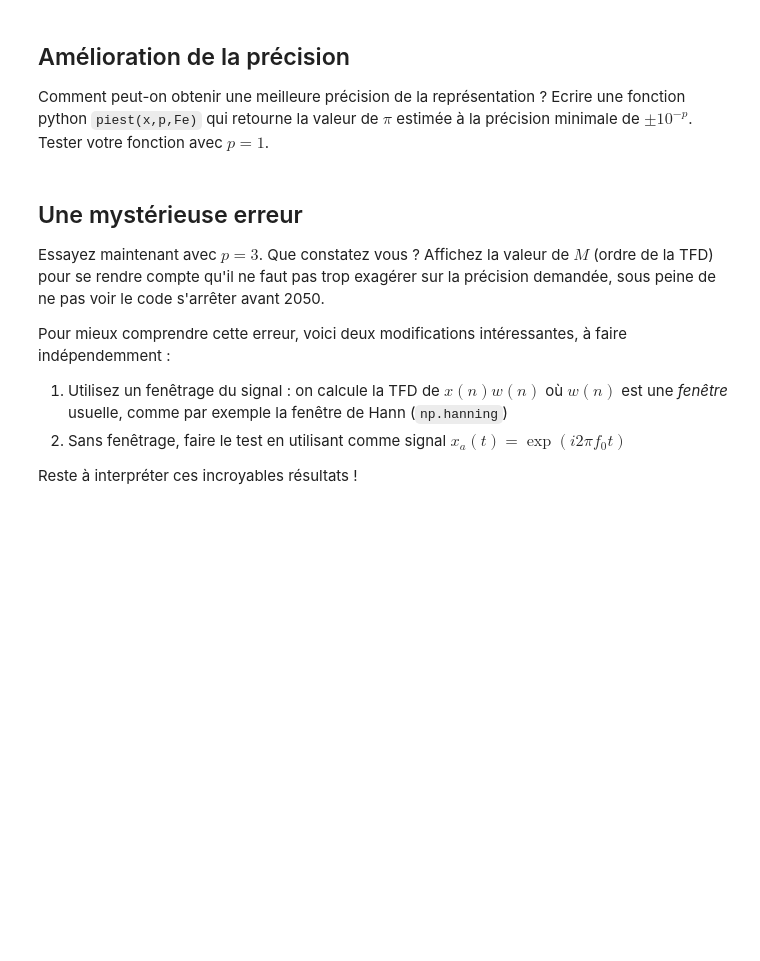
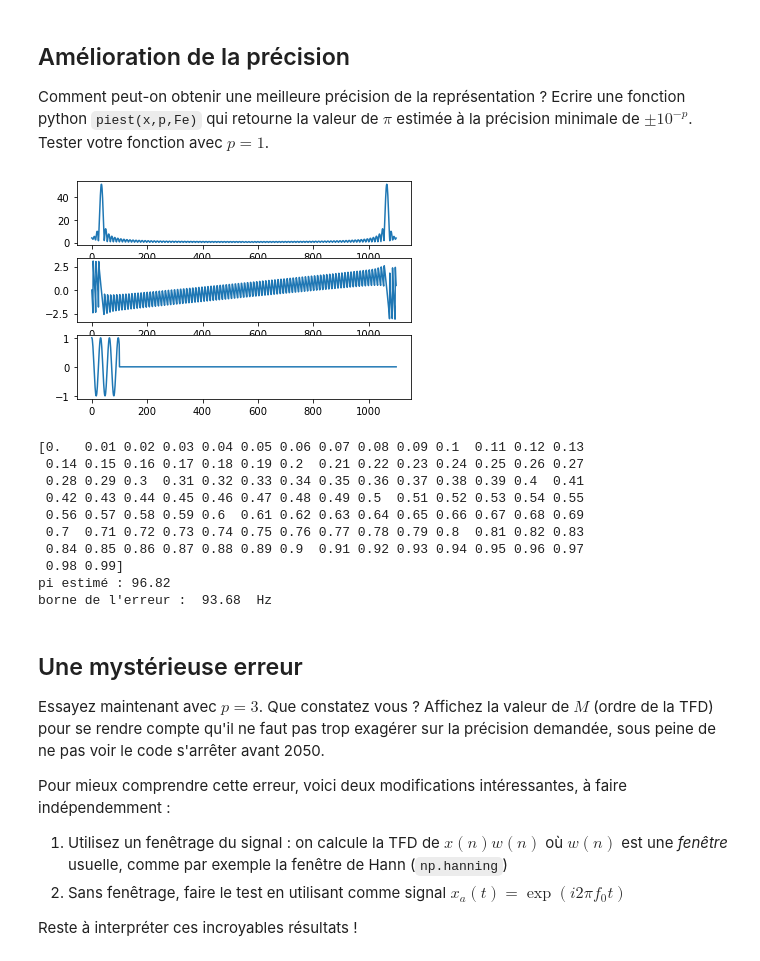
Before and after one commit to cbelho59/app_groupe1, a Jupyter notebook: Jupyter/Fourier.TFD.Precision.ipynb, the cells around one changed output. Drawn from its saved outputs; the diff is of its cells as text; code cells hidden in the pictures; blank space fills up the shorter version.

```diff
--- a/Jupyter/Fourier.TFD.Precision.ipynb
+++ b/Jupyter/Fourier.TFD.Precision.ipynb
@@ -64,3 +79,39 @@ Ecrire une fonction python `piest(x,p,Fe)` qui retourne la valeur de $\pi$ estim
+# %%
+# votre code ici
+#
+def piest(x,p,Fe):
+    long = 1000
+    for i in range(long):
+        x = np.append(x,0)
+#     print(x)
+    fourier = np.fft.fft(x)
+    tab = np.arange(len(fourier))
+    plt.subplot((311))
+    plt.plot(np.abs(fourier))
+    plt.subplot((312))
+    plt.plot(np.angle(fourier))
+    plt.subplot((313))
+    plt.plot(x)
+    plt.show()
+    argumentMax = np.argmax(fourier)
+    print(t)
+
+    pi_est = argumentMax/(len(x)/Fe)
+    print('pi estimé :',round(pi_est,2)) # pi_est est le pi chapeau du texte
+    print('borne de l\'erreur : ',round(abs(np.pi-pi_est),2),' Hz') # remplacer le 0 par la valeur idoine
+piest(x,0.1,Fe)
+# %% [output]
+[figure, added]
+[0.   0.01 0.02 0.03 0.04 0.05 0.06 0.07 0.08 0.09 0.1  0.11 0.12 0.13
+ 0.14 0.15 0.16 0.17 0.18 0.19 0.2  0.21 0.22 0.23 0.24 0.25 0.26 0.27
+ 0.28 0.29 0.3  0.31 0.32 0.33 0.34 0.35 0.36 0.37 0.38 0.39 0.4  0.41
+ 0.42 0.43 0.44 0.45 0.46 0.47 0.48 0.49 0.5  0.51 0.52 0.53 0.54 0.55
+ 0.56 0.57 0.58 0.59 0.6  0.61 0.62 0.63 0.64 0.65 0.66 0.67 0.68 0.69
+ 0.7  0.71 0.72 0.73 0.74 0.75 0.76 0.77 0.78 0.79 0.8  0.81 0.82 0.83
+ 0.84 0.85 0.86 0.87 0.88 0.89 0.9  0.91 0.92 0.93 0.94 0.95 0.96 0.97
+ 0.98 0.99]
+pi estimé : 96.82
+borne de l'erreur :  93.68  Hz
 # %% [markdown]
 ## Une mystérieuse erreur
 
```
Also changed, not shown: parts of 3 cells of this notebook, 5 other files.
